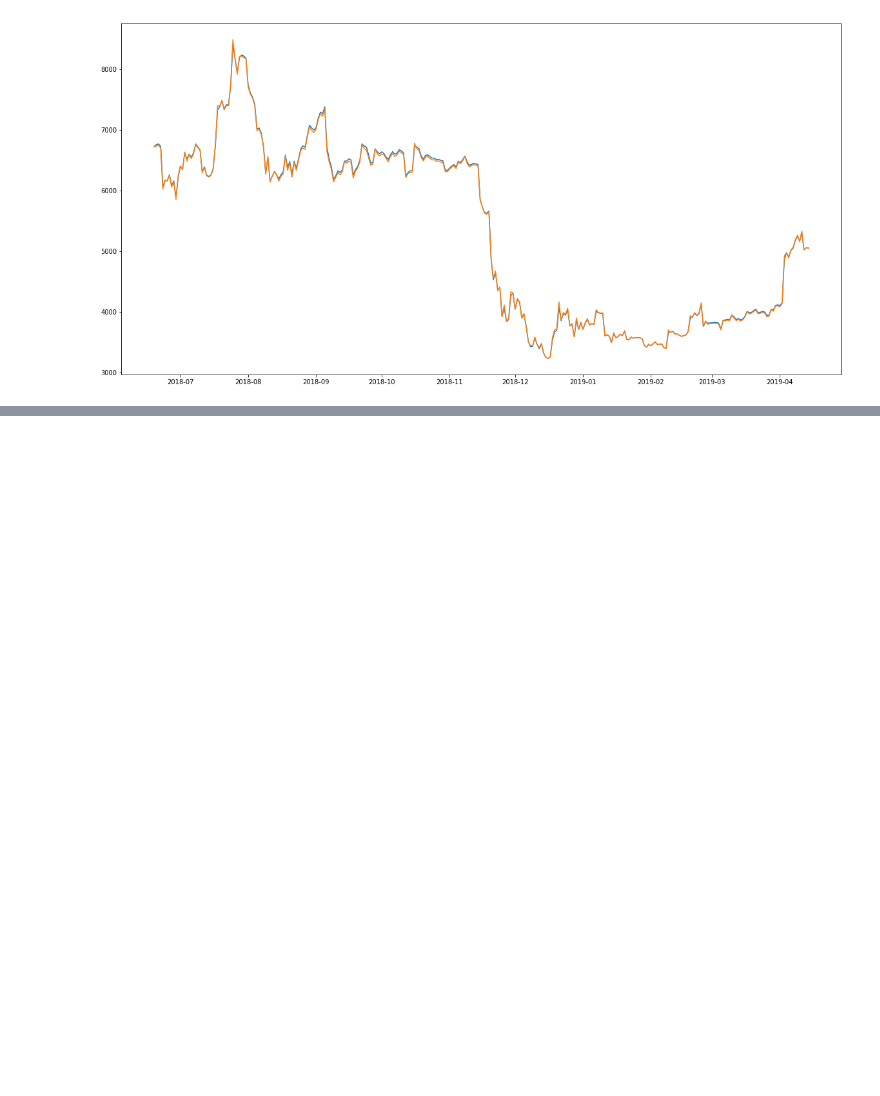
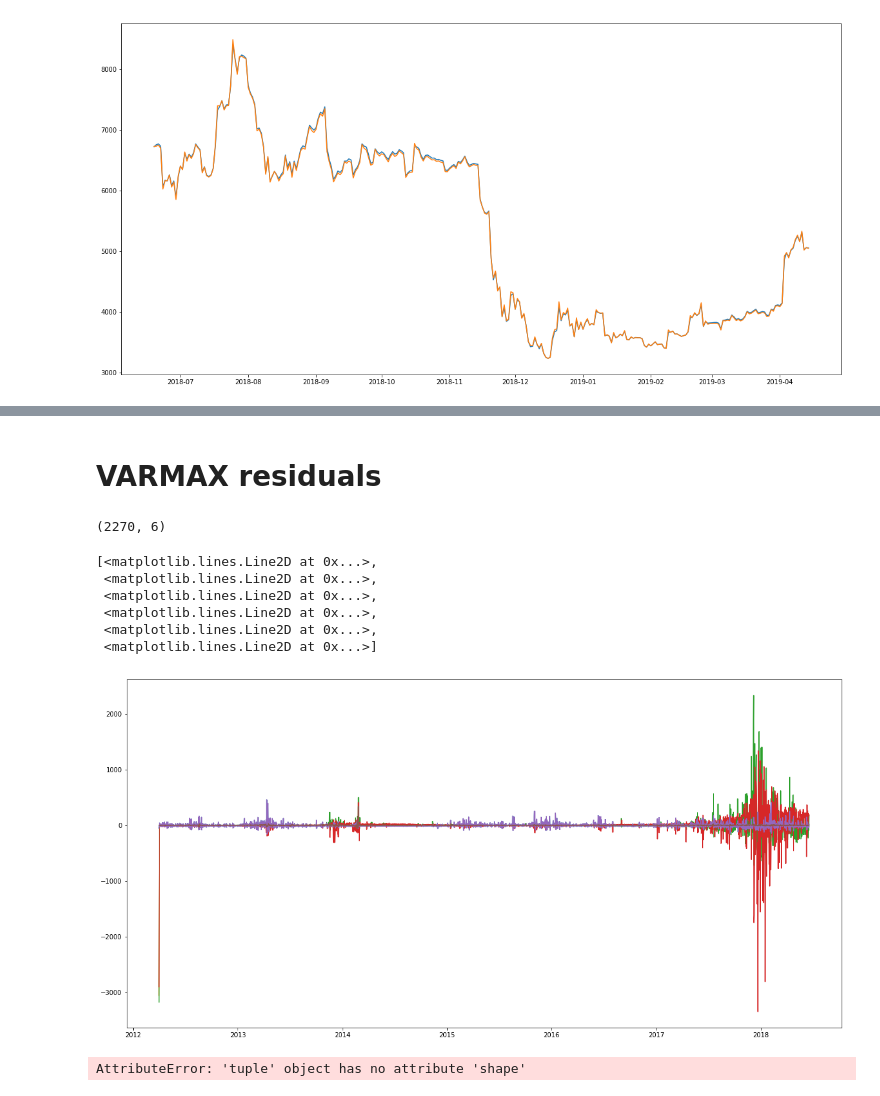
Before and after one commit to ethan-jiang-1/crypto_data, a Jupyter notebook: data_experiments.ipynb, the cells around one changed output, grey strips where cells are left out. Saved outputs shown, nothing was run; the diff lists cells and outputs as text; code cells hidden in the pictures; blank space fills up the shorter version.

```diff
--- a/data_experiments.ipynb
+++ b/data_experiments.ipynb
@@ -188,0 +219,33 @@ AttributeError: 'VARMAXResults' object has no attribute 'y'
+# %% [markdown]
+# VARMAX residuals
+# %%
+from statsmodels.tsa.statespace.varmax import VARMAX
+
+model = VARMAX(endog=np.asarray(train[['Price', 'Open', 'High', 'Low', 'Vol', "Change"]]))
+model_fit = model.fit()
+
+train['VAR_Price'] = model_fit.resid[:, 0]
+train['VAR_Open'] = model_fit.resid[:, 1]
+train['VAR_High'] = model_fit.resid[:, 2]
+train['VAR_Low'] = model_fit.resid[:, 3]
+train['VAR_Price'] = model_fit.resid[:, 4]
+train['VAR_Change'] = model_fit.resid[:, 5]
+
+plt.plot(train[['VAR_Price','VAR_Open','VAR_High','VAR_Low', 'VAR_Price', 'VAR_Change']])
+# %% [output]
+(2270, 6)
+[<matplotlib.lines.Line2D at 0x...>,
+ <matplotlib.lines.Line2D at 0x...>,
+ <matplotlib.lines.Line2D at 0x...>,
+ <matplotlib.lines.Line2D at 0x...>,
+ <matplotlib.lines.Line2D at 0x...>,
+ <matplotlib.lines.Line2D at 0x...>]
+[figure, added]
+# %%
+from pykalman import KalmanFilter
+
+kf = KalmanFilter(initial_state_mean=0, n_dim_obs=1)
+measurements = train[['Price']].values
+results = kf.em(measurements).smooth(measurements)
+# %% [output]
+AttributeError: 'tuple' object has no attribute 'shape'
```
Also changed, not shown: parts of 21 cells of this notebook.
